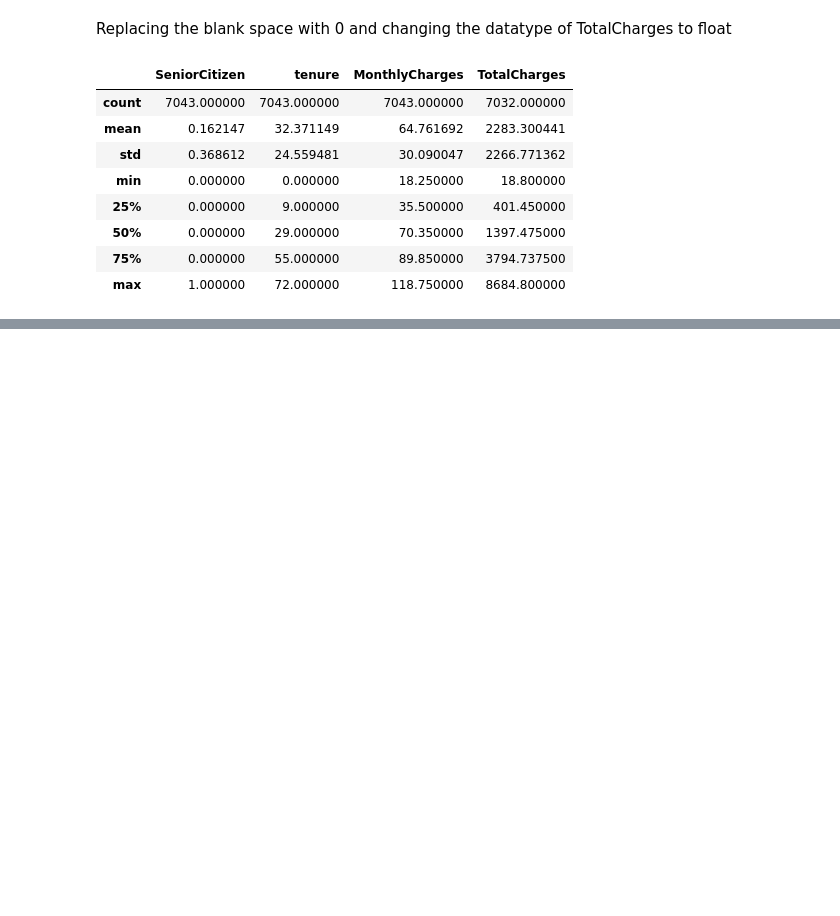
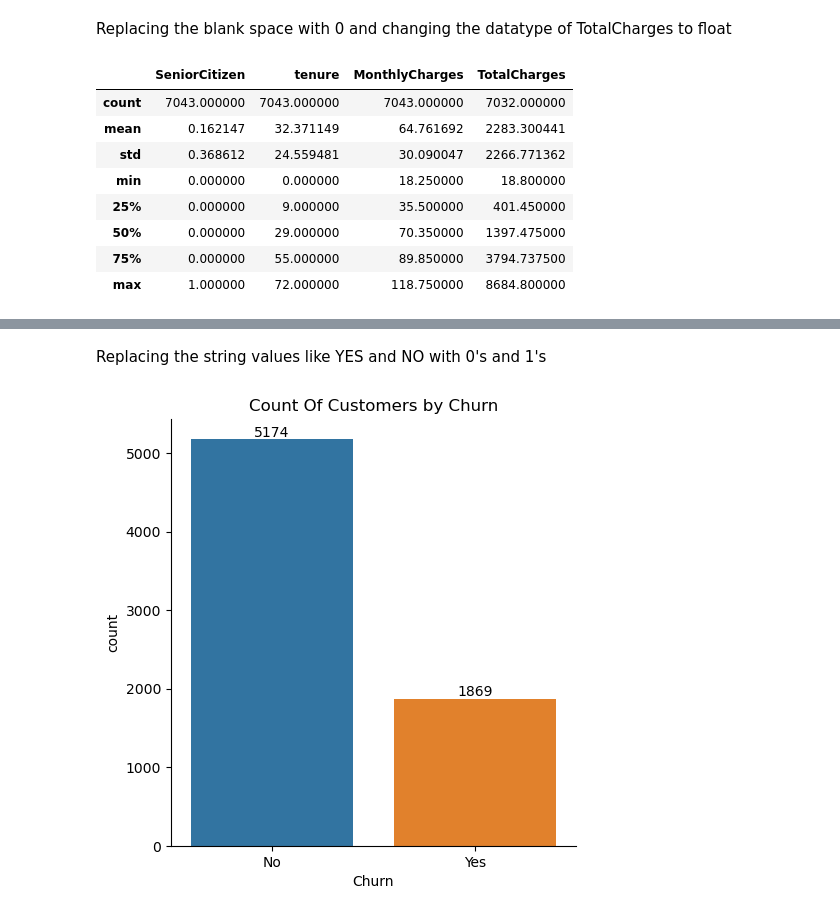
Before and after one commit to sohailash/sohail, a Jupyter notebook: ML Projects/Customer_churn.ipynb, the cells around one changed output, grey strips where cells are left out. Saved outputs shown, nothing was run; the diff lists cells and outputs as text; code cells hidden in the pictures; blank space fills up the shorter version.

```diff
--- a/ML Projects/Customer_churn.ipynb
+++ b/ML Projects/Customer_churn.ipynb
@@ -73,0 +80,21 @@ display(df)
+# %% [markdown]
+Replacing the string values like YES and NO with 0's and 1's
+# %%
+def conv(value):
+    if value == 1:
+        return "Yes"
+    else :
+        return "No"
+
+df['SeniorCitizen']=df['SeniorCitizen'].apply(conv)
+# %%
+fig = sns.catplot(kind='count',data=df,x='Churn')
+ax = fig.ax
+
+for container in ax.containers:
+    ax.bar_label(container)
+plt.title("Count Of Customers by Churn")
+
+plt.show()
+# %% [output]
+[figure, added]
```
Also changed, not shown: parts of 5 cells of this notebook.
